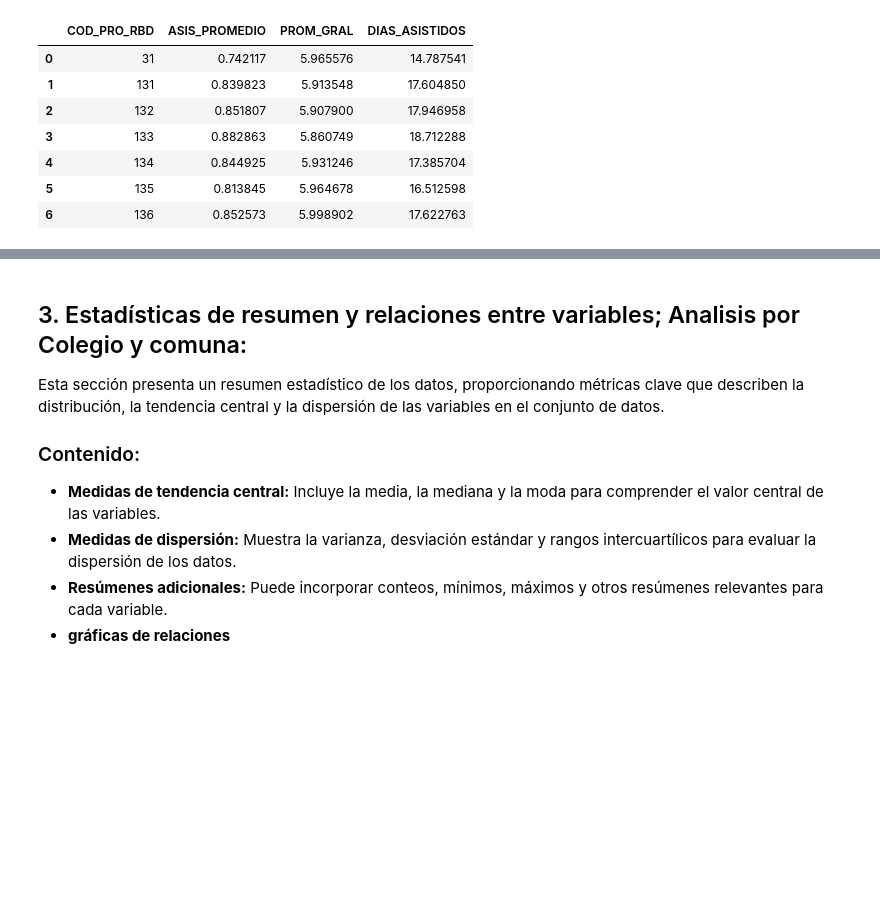
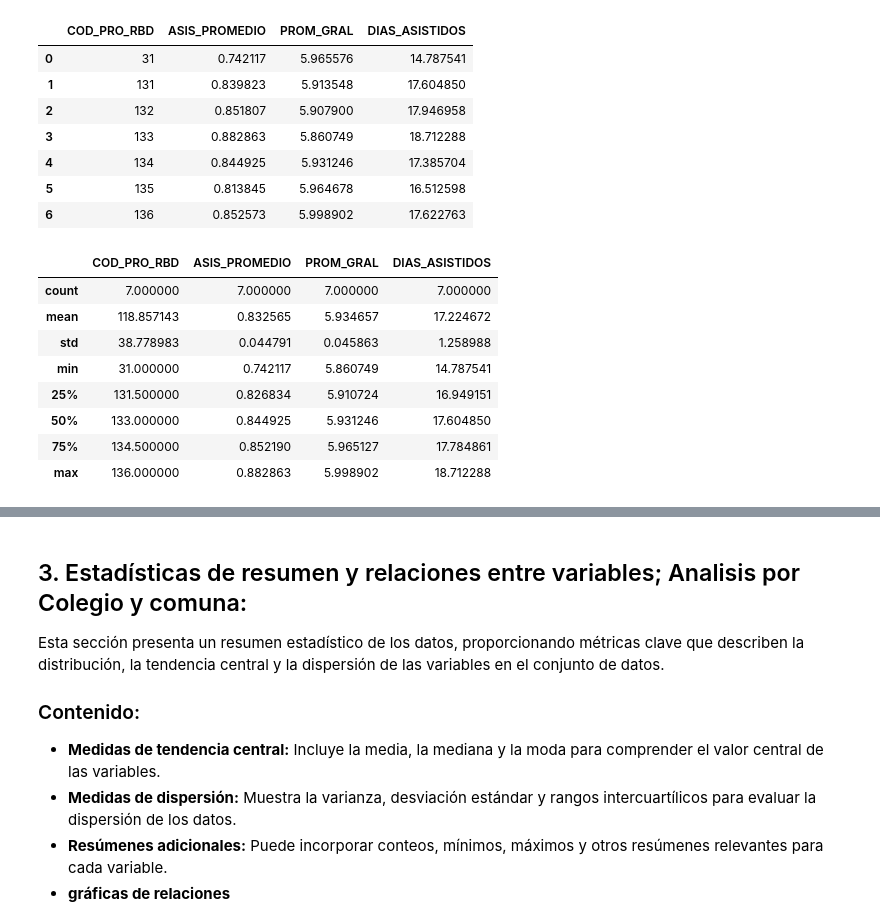
Before and after one commit to sofiafuentess/Proyecto-IMT2200-GRUPO-7, a Jupyter notebook: analisis_data/EDA_info_por_estudiante.ipynb, the cells around one changed output, grey strips where cells are left out. Drawn from its saved outputs; the diff is of its cells as text; code cells hidden in the pictures; blank space fills up the shorter version.

```diff
--- a/analisis_data/EDA_info_por_estudiante.ipynb
+++ b/analisis_data/EDA_info_por_estudiante.ipynb
@@ -535,3 +536,15 @@ estudiantes_mean_comuna
 | 4 | 134 | 0.844925 | 5.931246 | 17.385704 |
 | 5 | 135 | 0.813845 | 5.964678 | 16.512598 |
 | 6 | 136 | 0.852573 | 5.998902 | 17.622763 |
+# %%
+estudiantes_mean_provincia.describe()
+# %% [output]
+|  | COD_PRO_RBD | ASIS_PROMEDIO | PROM_GRAL | DIAS_ASISTIDOS |
+| count | 7.000000 | 7.000000 | 7.000000 | 7.000000 |
+| mean | 118.857143 | 0.832565 | 5.934657 | 17.224672 |
+| std | 38.778983 | 0.044791 | 0.045863 | 1.258988 |
+| min | 31.000000 | 0.742117 | 5.860749 | 14.787541 |
+| 25% | 131.500000 | 0.826834 | 5.910724 | 16.949151 |
+| 50% | 133.000000 | 0.844925 | 5.931246 | 17.604850 |
+| 75% | 134.500000 | 0.852190 | 5.965127 | 17.784861 |
+| max | 136.000000 | 0.882863 | 5.998902 | 18.712288 |
```
Also changed, not shown: parts of 22 cells of this notebook, 1 other file.
